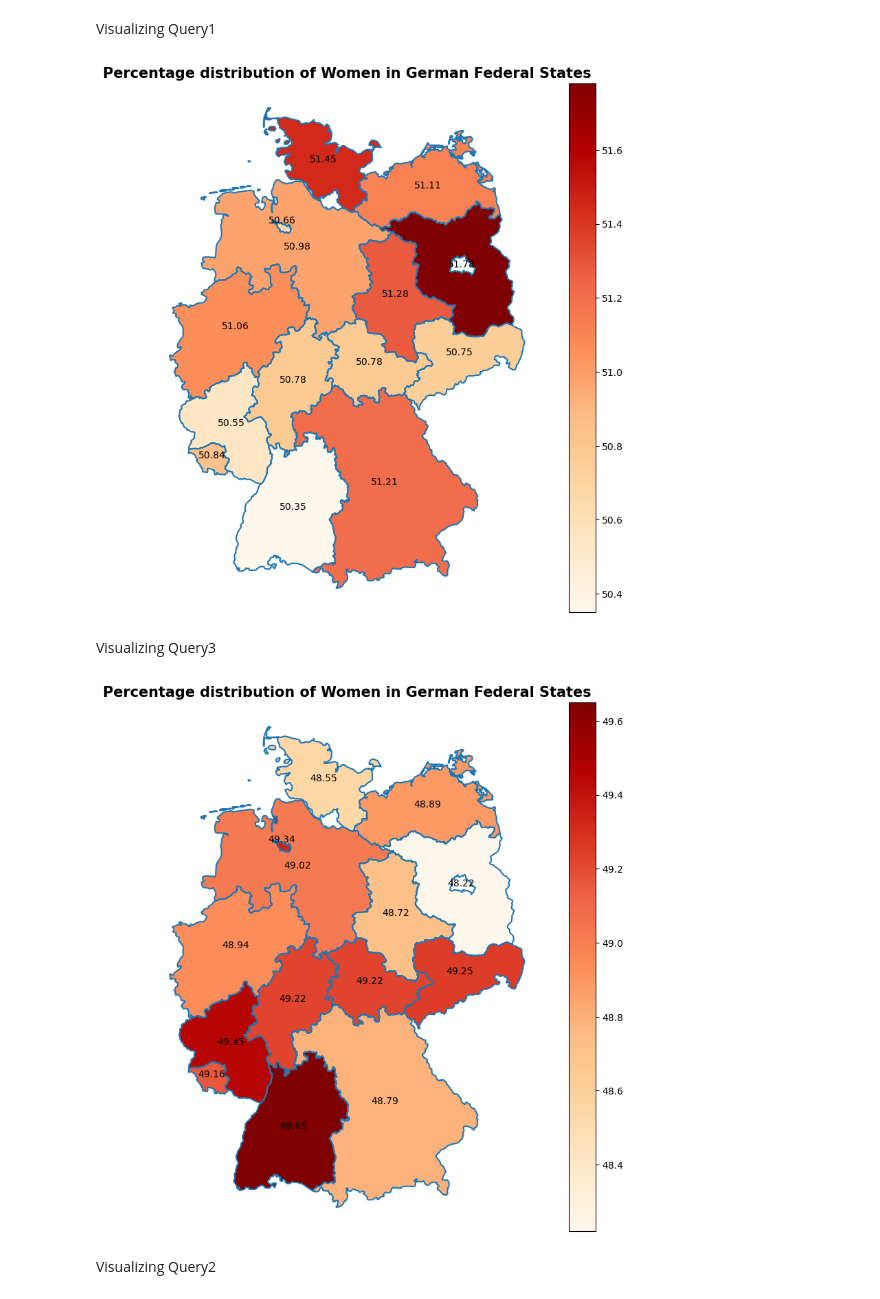
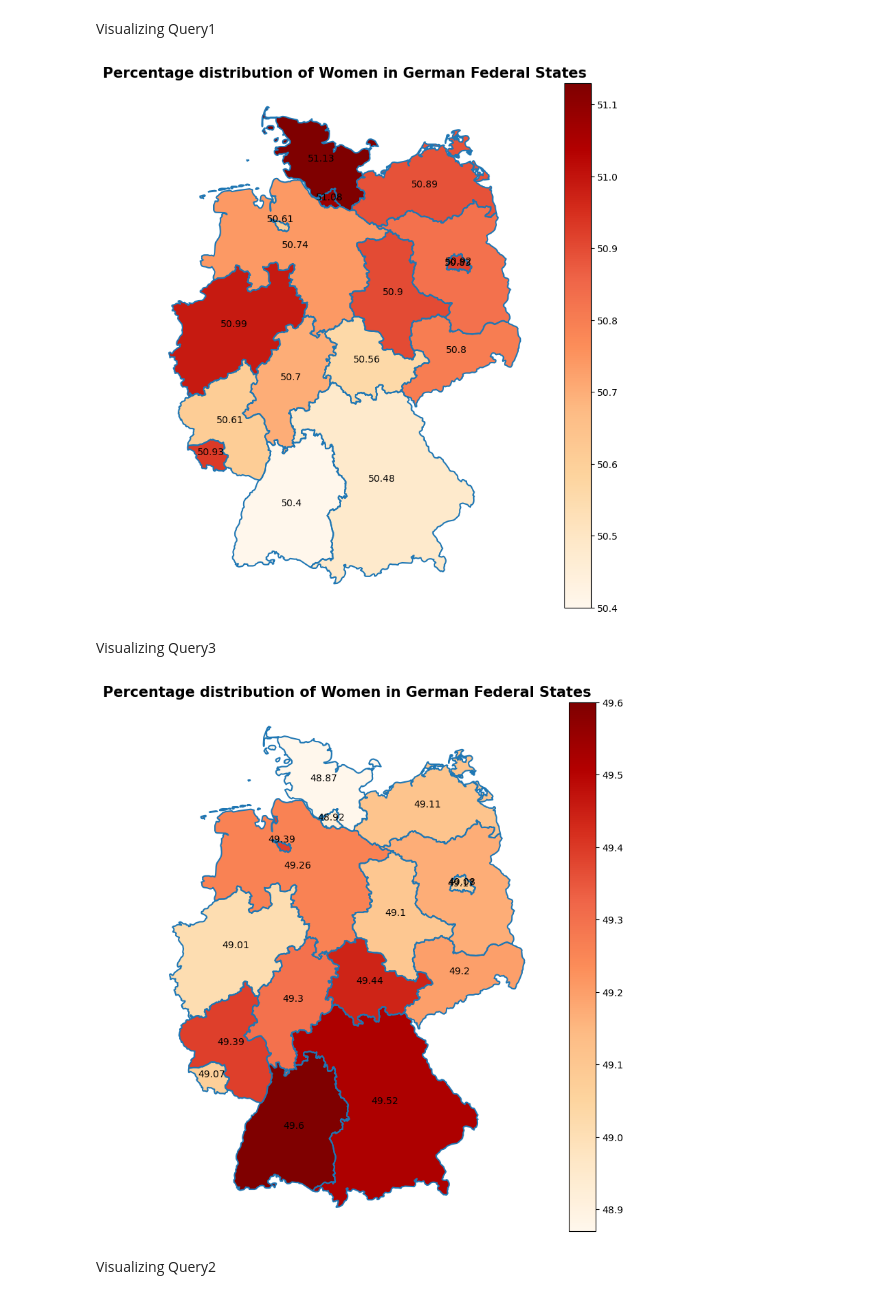
Before and after one commit to mathiashusted/dbs-project, a Jupyter notebook: Project.ipynb, the cells around one changed output. Cells and saved outputs as stored; diff of their text form; code cells hidden in the pictures.

```diff
--- a/Project.ipynb
+++ b/Project.ipynb
@@ -310,7 +310,7 @@ Great! We will remember for the data analysis that certain types of regions (sta
 
 To avoid conflicts with cities/city states (i.e. Brandenburg vs. Brandenburg an der Havel, Bremen vs. Bremerhaven), let's remove these from the dataset so we can avoid massively inflated population sizes for those cities in our database:
 # %%
-bevoelkerung = bevoelkerung[bevoelkerung['ID'] > 16]
+#bevoelkerung = bevoelkerung[bevoelkerung['ID'] > 16]
 # %% [markdown]
 Let's do one last check of the first 10 rows before we insert it:
 # %%
@@ -805,12 +795,12 @@ def replace_german_characters(text):
         text = text.replace(german_char, replacement)
 
     return text
-data=[(replace_german_characters(state), count,count2, round(percentage,2)) for state, count,count2, percentage in result]
+data=[(id,replace_german_characters(state), count,count2, round(percentage,2)) for id,state, count,count2, percentage in result]
 
-# Create a DATAFRAME
-df = pd.DataFrame(data, columns=['State', 'Value','Value2','Percentages'])
+# DATAFRAME
+df = pd.DataFrame(data, columns=['id','State', 'Value','Value2','Percentages'])
 
-# Load the shapefile of Germany's federal states
+# SHAPE FILE
 gdf = gpd.read_file("/home/maxim/Documents/DBS_project/de_shp/de.shp") #DONT FORGET CHANGE THE PATH!!
 
 
@@ -827,6 +817,7 @@ for idx, row in gdf.iterrows():
     plt.annotate(text=row['Percentages'], xy=(row['geometry'].centroid.x, row['geometry'].centroid.y),
                  horizontalalignment='center', fontsize=10, color='black')
 
+# TITLE
 ax.set_title('Percentage distribution of Women in German Federal States', fontsize=15, fontweight='bold')
 
 ax.set_axis_off()
@@ -841,7 +832,7 @@ plt.show()
 #print("\nDataFrame 'State' column values:")
 #print(df['State'].unique())
 # %% [output]
-[figure, old version]
+[figure, new version]
 # %% [markdown]
 Visualizing Query3
 # %%
@@ -869,43 +860,44 @@ def replace_german_characters(text):
         text = text.replace(german_char, replacement)
 
     return text
-data=[(replace_german_characters(state), count,count2, round(percentage,2)) for state, count,count2, percentage in result3]
+data=[(id,replace_german_characters(state), count,count2, round(percentage,2)) for id,state, count,count2, percentage in result3]
 
-# Create a DATAFRAME
-df = pd.DataFrame(data, columns=['State', 'Value','Value2','Percentages'])
+# DATAFRAME
+df = pd.DataFrame(data, columns=['id','State', 'Value','Value2','Percentages'])
 
-# Load the shapefile of Germany's federal states
+# SHAPEFILE
 gdf = gpd.read_file("/home/maxim/Documents/DBS_project/de_shp/de.shp") #DONT FORGET CHANGE THE PATH!!
 
 
 # statenames -> 'name' (in .dbf file!!)
 gdf = gdf.merge(df, left_on='name', right_on='State')
 
 # MAP Plotting for the .shp file
 fig, ax = plt.subplots(1, 1, figsize=(10, 10))
 gdf.boundary.plot(ax=ax)
 gdf.plot(column='Percentages', ax=ax, legend=True, cmap='OrRd')
 
 
 for idx, row in gdf.iterrows():
     plt.annotate(text=row['Percentages'], xy=(row['geometry'].centroid.x, row['geometry'].centroid.y),
                  horizontalalignment='center', fontsize=10, color='black')
 
+# Title
 ax.set_title('Percentage distribution of Women in German Federal States', fontsize=15, fontweight='bold')
 
 ax.set_axis_off()
 
 # PLOT
 plt.show()
 
 #CHECKING for testing
 #print("GeoDataFrame 'name' column values:")
 #print(gdf['name'].unique())
 
 #print("\nDataFrame 'State' column values:")
 #print(df['State'].unique())
 # %% [output]
-[figure, old version]
+[figure, new version]
 # %% [markdown]
 Visualizing Query2
 # %%
```
Also changed, not shown: parts of 13 cells of this notebook.
